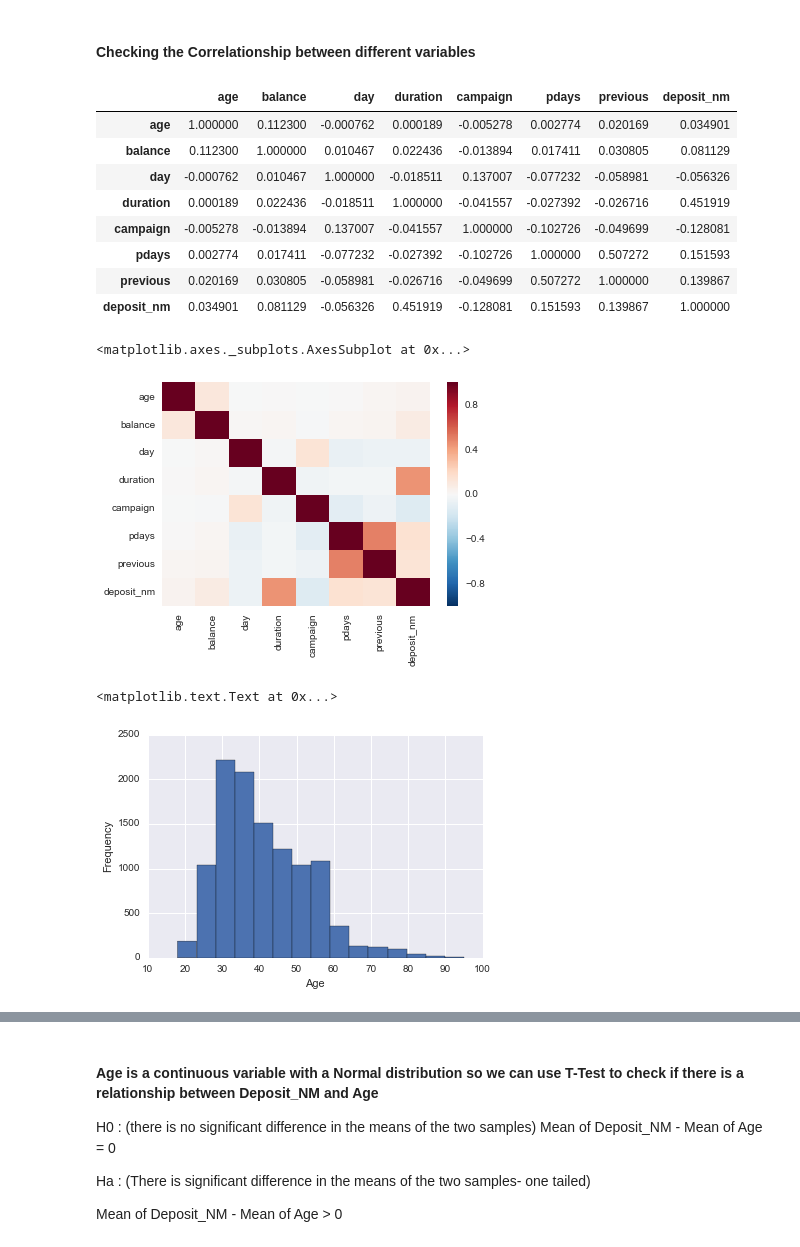
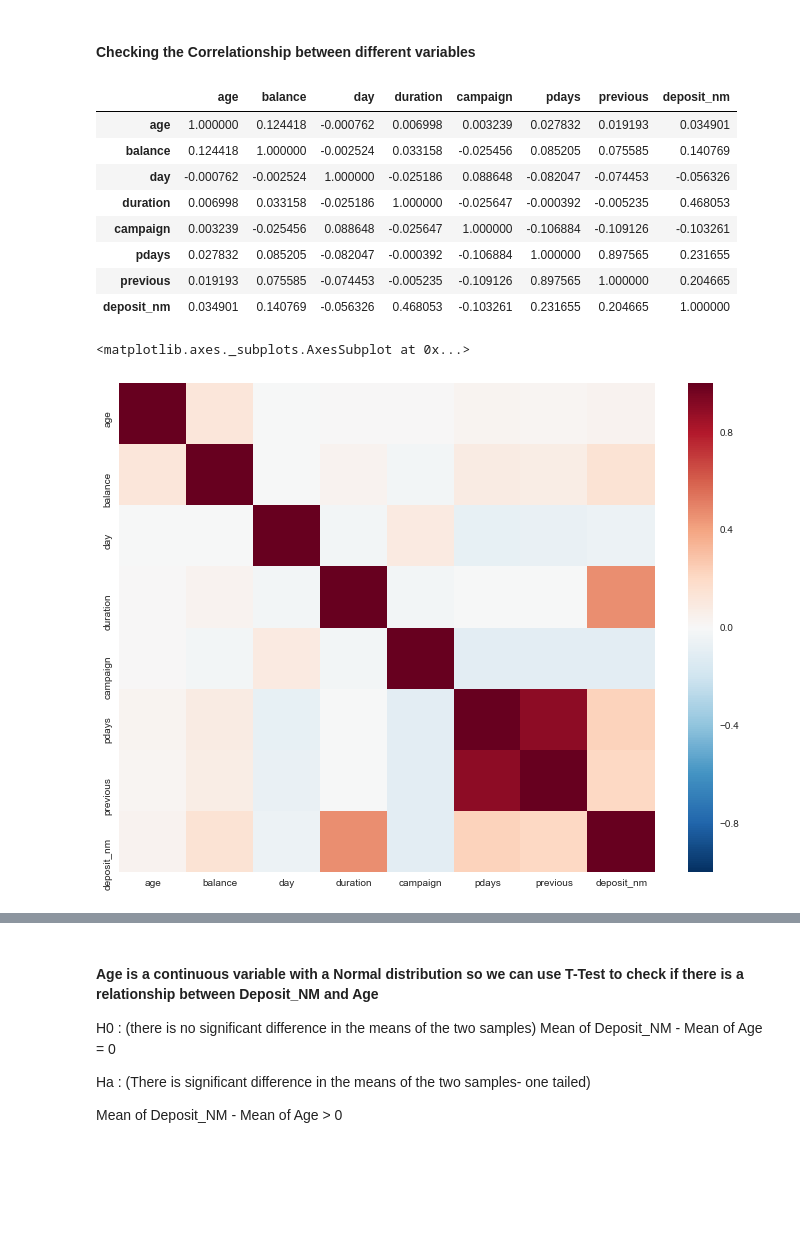
Before and after one commit to chinshaunakdesai/DataScienceWork, a Jupyter notebook: PropensityToBuy/Chintan_UCI_BankCampaigns_EDA.ipynb, the cells around one changed output, grey strips where cells are left out. Saved outputs shown, nothing was run; the diff lists cells and outputs as text; code cells hidden in the pictures; blank space fills up the shorter version.

```diff
--- a/PropensityToBuy/Chintan_UCI_BankCampaigns_EDA.ipynb
+++ b/PropensityToBuy/Chintan_UCI_BankCampaigns_EDA.ipynb
@@ -96,8 +110,8 @@ realistic predictive model.
 # %%
-bankcampaigns = pd.read_csv('/Users/chintan.desai/Documents/Chintan/DataScience/Springboard/Project_1/bank.csv')
+bankcampaigns = pd.read_csv('/Users/chintan.desai/Documents/Chintan/DataScience/Springboard/CapstoneProject_1/bank.csv')
 
 
-bankcampaigns['deposit_nm'] = bankcampaigns['deposit'].map({'yes': 1, 'no': 0})
+
 #removing the duration column based on the comment above
 #bankcampaigns = bankcampaigns.drop('duration',1,inplace=True)
 # %%
@@ -171,0 +539,6 @@ bankcampaigns.iloc[300:350,:]
+# %%
+# Impute outliers function
+def impute_outliers(df, column , minimum, maximum):
+    col_values = df[column].values
+    df[column] = np.where(np.logical_or(col_values<minimum, col_values>maximum), col_values.mean(), col_values)
+    return df
@@ -171,0 +687,22 @@ bankcampaigns.iloc[300:350,:]
+# %%
+q75, q25 = np.percentile(bankcampaigns['previous'], [75 ,25])
+iqr = q75 - q25
+
+print('iqr = ',iqr)
+
+
+print('q75 = ',q75)
+print('q25 = ',q25)
+
+min_val = q25 - (iqr*1.5)
+max_val = q75 + (iqr*1.5)
+
+print('min_val = ',min_val)
+print('max_val = ',max_val)
+
+
+#dataset_new = bankcampaigns
+
+bankcampaigns_new = impute_outliers(df=bankcampaigns, column='previous' , minimum=min_val, maximum=max_val)
+
+sns.boxplot(x='deposit_nm', y='previous', data=bankcampaigns_new)
@@ -172,27 +717,19 @@ bankcampaigns.iloc[300:350,:]
 # %% [markdown]
 #### Checking the Correlationship between different variables
 # %%
-bankcampaigns.corr()
+bankcampaigns_new.corr()
 # %% [output]
 |  | age | balance | day | duration | campaign | pdays | previous | deposit_nm |
-| age | 1.000000 | 0.112300 | -0.000762 | 0.000189 | -0.005278 | 0.002774 | 0.020169 | 0.034901 |
-| balance | 0.112300 | 1.000000 | 0.010467 | 0.022436 | -0.013894 | 0.017411 | 0.030805 | 0.081129 |
-| day | -0.000762 | 0.010467 | 1.000000 | -0.018511 | 0.137007 | -0.077232 | -0.058981 | -0.056326 |
-| duration | 0.000189 | 0.022436 | -0.018511 | 1.000000 | -0.041557 | -0.027392 | -0.026716 | 0.451919 |
-| campaign | -0.005278 | -0.013894 | 0.137007 | -0.041557 | 1.000000 | -0.102726 | -0.049699 | -0.128081 |
-| pdays | 0.002774 | 0.017411 | -0.077232 | -0.027392 | -0.102726 | 1.000000 | 0.507272 | 0.151593 |
-| previous | 0.020169 | 0.030805 | -0.058981 | -0.026716 | -0.049699 | 0.507272 | 1.000000 | 0.139867 |
-| deposit_nm | 0.034901 | 0.081129 | -0.056326 | 0.451919 | -0.128081 | 0.151593 | 0.139867 | 1.000000 |
+| age | 1.000000 | 0.124418 | -0.000762 | 0.006998 | 0.003239 | 0.027832 | 0.019193 | 0.034901 |
+| balance | 0.124418 | 1.000000 | -0.002524 | 0.033158 | -0.025456 | 0.085205 | 0.075585 | 0.140769 |
+| day | -0.000762 | -0.002524 | 1.000000 | -0.025186 | 0.088648 | -0.082047 | -0.074453 | -0.056326 |
+| duration | 0.006998 | 0.033158 | -0.025186 | 1.000000 | -0.025647 | -0.000392 | -0.005235 | 0.468053 |
+| campaign | 0.003239 | -0.025456 | 0.088648 | -0.025647 | 1.000000 | -0.106884 | -0.109126 | -0.103261 |
+| pdays | 0.027832 | 0.085205 | -0.082047 | -0.000392 | -0.106884 | 1.000000 | 0.897565 | 0.231655 |
+| previous | 0.019193 | 0.075585 | -0.074453 | -0.005235 | -0.109126 | 0.897565 | 1.000000 | 0.204665 |
+| deposit_nm | 0.034901 | 0.140769 | -0.056326 | 0.468053 | -0.103261 | 0.231655 | 0.204665 | 1.000000 |
 # %%
-sns.heatmap(bankcampaigns.corr())
+sns.heatmap(bankcampaigns_new.corr())
 # %% [output]
 <matplotlib.axes._subplots.AxesSubplot at 0x...>
-[figure, old version]
+[figure, new version]
-# %%
-
-
-ax = bankcampaigns['age'].plot(kind='hist', bins=15)
-ax.set_xlabel("Age")
-# %% [output]
-<matplotlib.text.Text at 0x...>
-[figure, removed]
```
Also changed, not shown: parts of 177 cells of this notebook.
